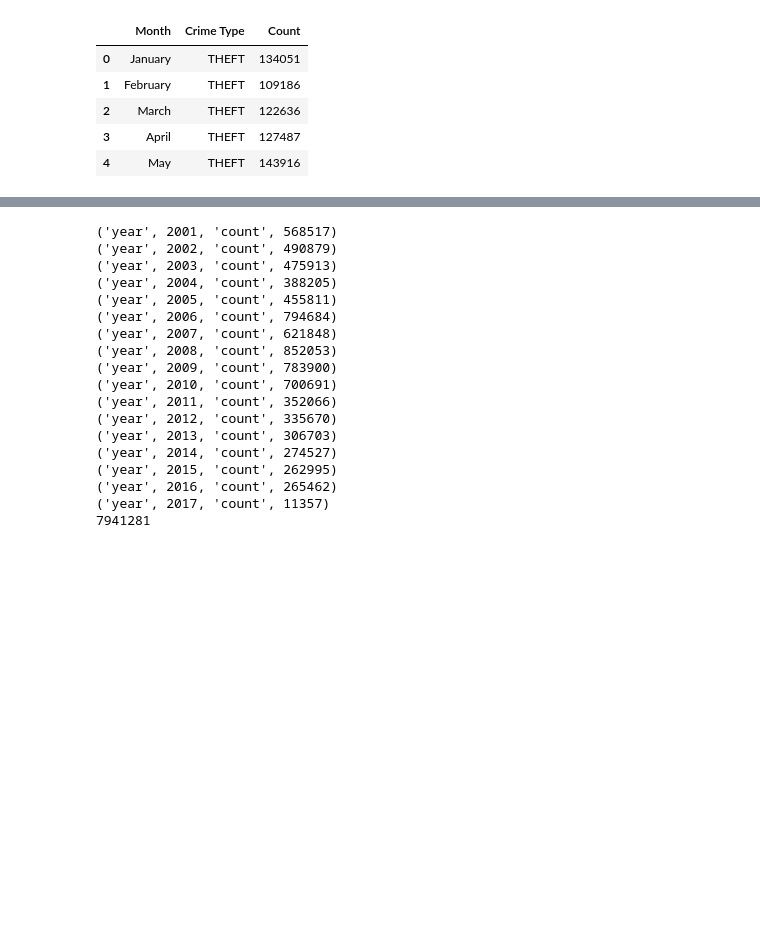
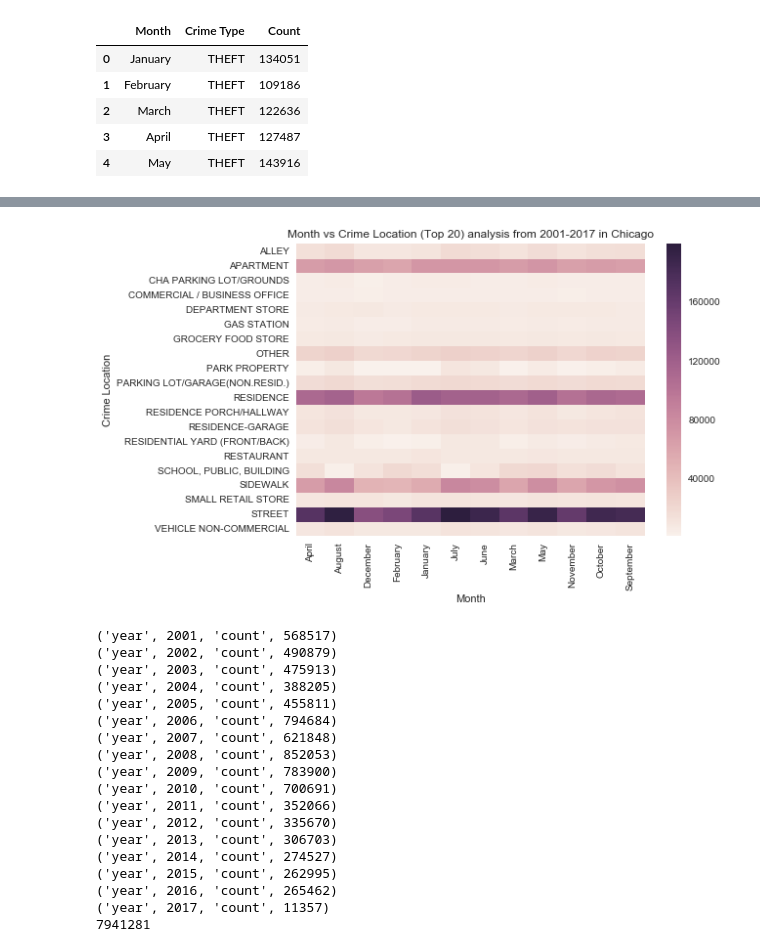
Before and after one commit to bodhisattamaiti25/projects-data-science, a Jupyter notebook: chicago_crime_data_analysis/chicago_crime_data_analysis.ipynb, the cells around one changed output, grey strips where cells are left out. Saved outputs shown, nothing was run; the diff lists cells and outputs as text; code cells hidden in the pictures; blank space fills up the shorter version.

```diff
--- a/chicago_crime_data_analysis/chicago_crime_data_analysis.ipynb
+++ b/chicago_crime_data_analysis/chicago_crime_data_analysis.ipynb
@@ -399,0 +400,13 @@ plt.show()
+# %%
+crime_counts_by_month_crimeLocationType = []
+for cur_crime_location_type in crime_location_type_top20:
+
+    temp_df_10 = crimes_2001_17[crimes_2001_17['Location Description'] == cur_crime_location_type]
+
+    for cur_month in month_names:
+
+        temp_df_11 = temp_df_10[temp_df_10['Month_Words']==cur_month]
+        crime_counts_by_month_crimeLocationType.append([cur_month, cur_crime_location_type, temp_df_11.shape[0]])
+# %%
+crime_counts_by_month_crimeLocationType_df = pd.DataFrame(data=crime_counts_by_month_crimeLocationType, columns=['Month', 'Crime Location', 'Count'])
+crime_counts_by_month_crimeLocationType_df.head()
@@ -399,0 +420,3 @@ plt.show()
+# %%
+crime_counts_by_month_crimeLocationType_df = crime_counts_by_month_crimeLocationType_df.pivot('Crime Location', 'Month', 'Count')
+crime_counts_by_month_crimeLocationType_df.head()
@@ -400,3 +431,8 @@ plt.show()
+# %%
+sns.heatmap(crime_counts_by_month_crimeLocationType_df).set_title('Month vs Crime Location (Top 20) analysis from 2001-2017 in Chicago')
+plt.show()
+# %% [output]
+[figure, added]
 # %%
 total_count = 0
 for year in range(2001,2018):
```
Also changed, not shown: parts of 3 cells of this notebook.
